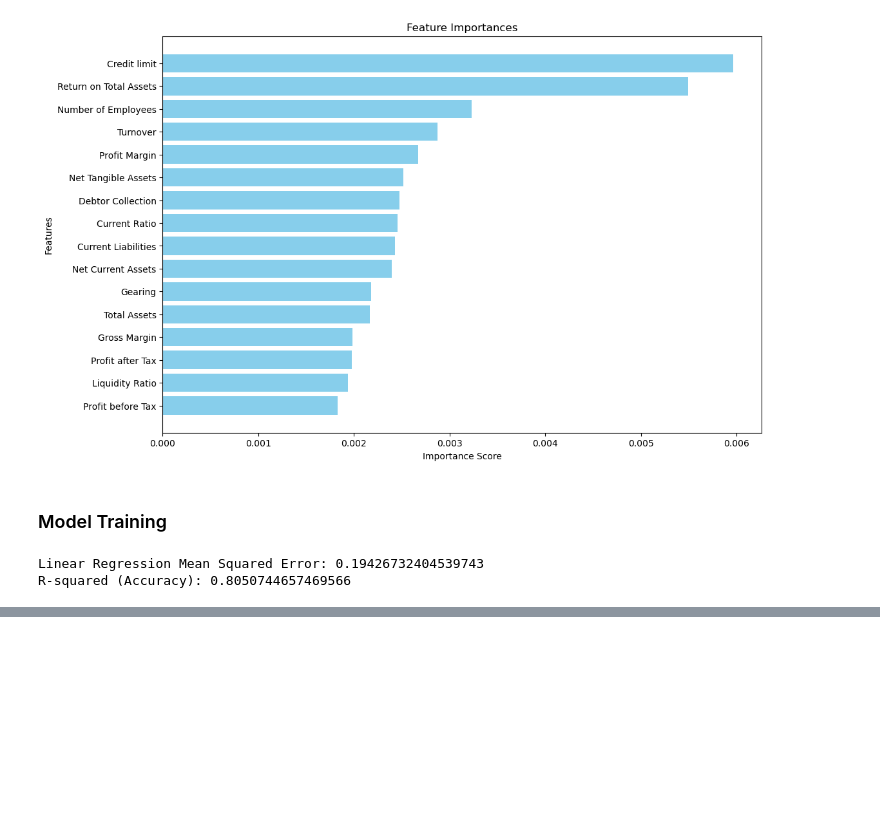
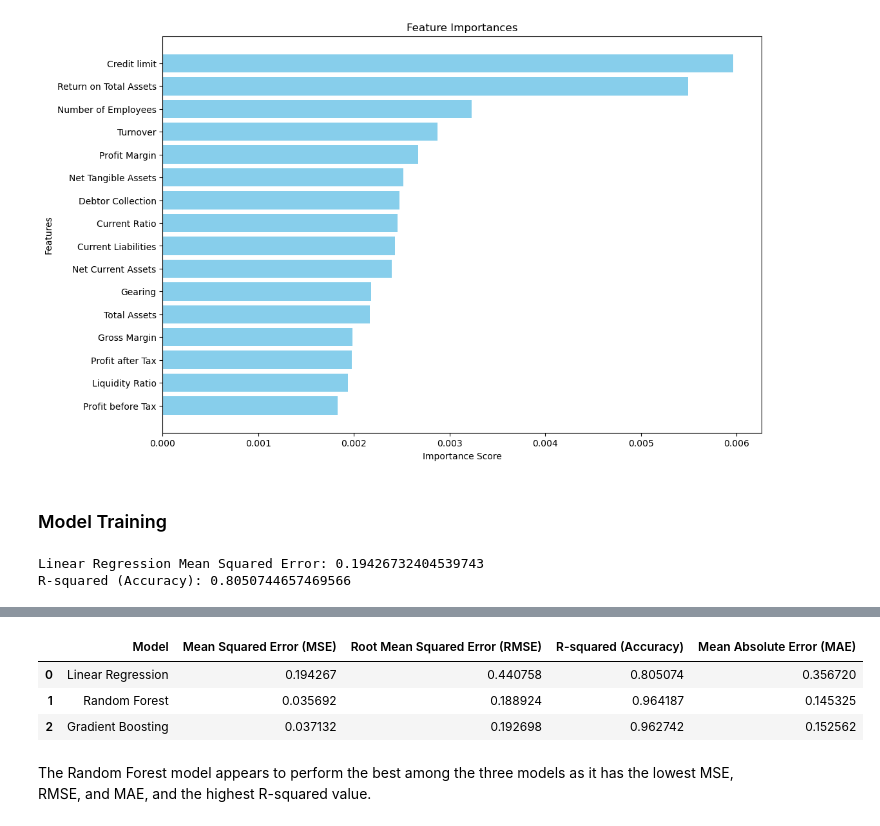
Before and after one commit to syedmohsindaniyalhaider/credit-risk-scoring, a Jupyter notebook: CRS_code.ipynb, the cells around one changed output, grey strips where cells are left out. Drawn from its saved outputs; the diff is of its cells as text; code cells hidden in the pictures; blank space fills up the shorter version.

```diff
--- a/CRS_code.ipynb
+++ b/CRS_code.ipynb
@@ -558,0 +672,39 @@ R-squared (Accuracy): 0.9627414605572977
+# %%
+from sklearn.metrics import mean_squared_error, r2_score, mean_absolute_error, median_absolute_error
+
+# Calculate Mean Squared Error (MSE)
+mse_lr = mean_squared_error(y_test, y_pred_lr)
+mse_rf = mean_squared_error(y_test, y_pred_rf)
+mse_gb = mean_squared_error(y_test, y_pred_gb)
+
+# Calculate Root Mean Squared Error (RMSE)
+rmse_lr = np.sqrt(mse_lr)
+rmse_rf = np.sqrt(mse_rf)
+rmse_gb = np.sqrt(mse_gb)
+
+# Calculate R-squared (Coefficient of Determination)
+r_squared_lr = r2_score(y_test, y_pred_lr)
+r_squared_rf = r2_score(y_test, y_pred_rf)
+r_squared_gb = r2_score(y_test, y_pred_gb)
+
+# Calculate Mean Absolute Error (MAE)
+mae_lr = mean_absolute_error(y_test, y_pred_lr)
+mae_rf = mean_absolute_error(y_test, y_pred_rf)
+mae_gb = mean_absolute_error(y_test, y_pred_gb)
+
+evaluation_df = pd.DataFrame({
+    'Model': ['Linear Regression', 'Random Forest', 'Gradient Boosting'],
+    'Mean Squared Error (MSE)': [mse_lr, mse_rf, mse_gb],
+    'Root Mean Squared Error (RMSE)': [rmse_lr, rmse_rf, rmse_gb],
+    'R-squared (Accuracy)': [r_squared_lr, r_squared_rf, r_squared_gb],
+    'Mean Absolute Error (MAE)': [mae_lr, mae_rf, mae_gb],
+})
+
+evaluation_df
+# %% [output]
+|  | Model | Mean Squared Error (MSE) | Root Mean Squared Error (RMSE) | R-squared (Accuracy) | Mean Absolute Error (MAE) |
+| 0 | Linear Regression | 0.194267 | 0.440758 | 0.805074 | 0.356720 |
+| 1 | Random Forest | 0.035692 | 0.188924 | 0.964187 | 0.145325 |
+| 2 | Gradient Boosting | 0.037132 | 0.192698 | 0.962742 | 0.152562 |
+# %% [markdown]
+The Random Forest model appears to perform the best among the three models as it has the lowest MSE, RMSE, and MAE, and the highest R-squared value.
```
Also changed, not shown: parts of 6 cells of this notebook.
